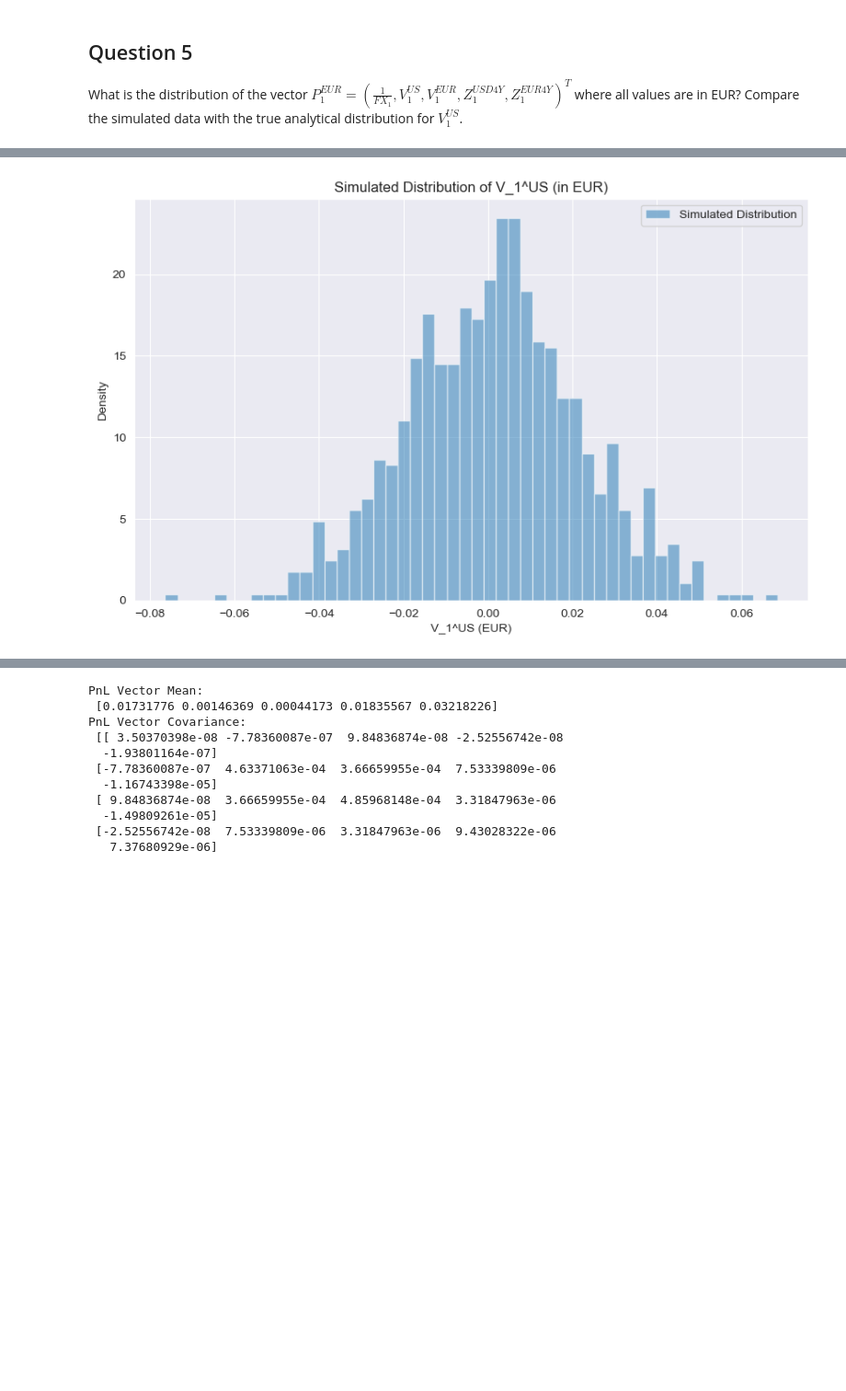
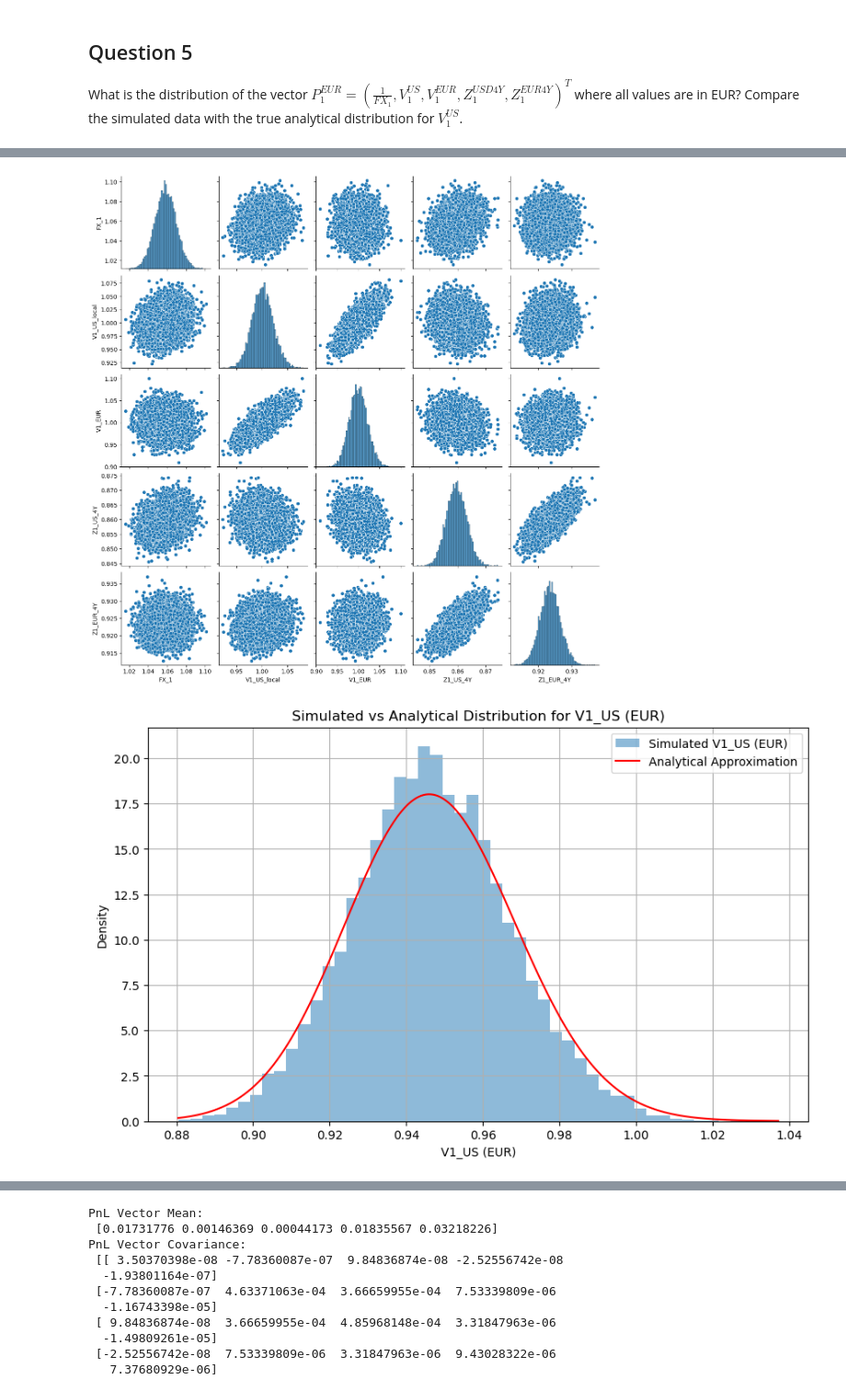
Before and after one commit to tbearlarsen/PyExam, a Jupyter notebook: Exam.ipynb, the cells around one changed output, grey strips where cells are left out. Shown at 92% size. Drawn from its saved outputs; the diff is of its cells as text; code cells hidden in the pictures; blank space fills up the shorter version.

```diff
--- a/Exam.ipynb
+++ b/Exam.ipynb
@@ -242,60 +232,37 @@ max       0.091400      0.072690     0.066410       0.932422     0.869543
 ## Question 5
 What is the distribution of the vector $P_{1}^{EUR} = (\frac{1}{F{X_1}}, V_{1}^{US}, V_{1}^{EUR}, Z_{1}^{USD 4Y}, Z_{1}^{EUR 4Y})^T$ where all values are in EUR? Compare the simulated data with the true analytical distribution for $V_{1}^{US}$.
 # %%
-import numpy as np
-import pandas as pd
-import matplotlib.pyplot as plt
+from Questions.Q4 import FX_1, V1_US_local, Z1_US_4Y, V1_EUR, Z1_EUR_4Y
 
-# Parameters
-num_simulations = 1000  # Number of simulations
-tau = 4  # Time to maturity for 4-year bonds
-fx_index = 0  # Index for FX in the covariance matrix
-v_us_index = 1  # Index for V^US
-v_eur_index = 2  # Index for V^EUR
-y_us_4y_index = 6  # Index for 4-year USD yield
-y_eur_4y_index = 11  # Index for 4-year EUR yield
+# Transform to EUR
+FX_1_inverse = 1 / FX_1
+V1_US = V1_US_local * FX_1_inverse
+Z1_US_4Y_EUR = Z1_US_4Y * FX_1_inverse
 
-# Simulate market invariants
-np.random.seed(42)  # For reproducibility
-simulated_shocks = np.random.multivariate_normal(mean_vector, cov_matrix, num_simulations)
+# Combine into the joint vector P1^EUR
+P1_EUR = np.column_stack((FX_1_inverse, V1_US, V1_EUR, Z1_US_4Y_EUR, Z1_EUR_4Y))
 
-# Simulated components
-simulated_fx = initial_values[fx_index] + simulated_shocks[:, fx_index]
-simulated_v_us = initial_values[v_us_index] + simulated_shocks[:, v_us_index]
-simulated_v_eur = initial_values[v_eur_index] + simulated_shocks[:, v_eur_index]
-simulated_y_us_4y = initial_values[y_us_4y_index] + simulated_shocks[:, y_us_4y_index]
-simulated_y_eur_4y = initial_values[y_eur_4y_index] + simulated_shocks[:, y_eur_4y_index]
+# Compare the simulated and analytical distributions for V1_US
+# Simulated distribution
+plt.figure(figsize=(10, 6))
+plt.hist(V1_US, bins=50, alpha=0.5, density=True, label="Simulated V1_US (EUR)")
 
-# Convert yields to bond prices
-simulated_z_us_4y = np.exp(-simulated_y_us_4y * tau)
-simulated_z_eur_4y = np.exp(-simulated_y_eur_4y * tau)
+# Analytical approximation
+mu_v_us_local = np.log(np.mean(V1_US_local))
+sigma_v_us_local = np.std(np.log(V1_US_local))
+mu_fx = np.log(np.mean(FX_1))
+sigma_fx = np.std(np.log(FX_1))
 
-# Convert USD values to EUR
-simulated_fx_inverse = 1 / np.exp(simulated_fx)  # 1 / FX_1
-simulated_v_us_eur = simulated_v_us * simulated_fx_inverse  # V_1^US / FX_1
-simulated_z_us_4y_eur = simulated_z_us_4y * simulated_fx_inverse  # Z_1^USD / FX_1
+mu_analytical = mu_v_us_local - mu_fx  # Adjust mean for inverse FX
+sigma_analytical = np.sqrt(sigma_v_us_local**2 + sigma_fx**2)  # Variance addition
 
-# Combine into joint distribution P_1^EUR
-joint_distribution_eur = np.vstack((
-    simulated_fx_inverse,
-    simulated_v_us_eur,
-    simulated_v_eur,
-    simulated_z_us_4y_eur,
-    simulated_z_eur_4y
-)).T
+x = np.linspace(V1_US.min(), V1_US.max(), 500)
+pdf = lognorm.pdf(x, s=sigma_analytical, scale=np.exp(mu_analytical))
+plt.plot(x, pdf, label="Analytical Approximation", color="red")
 
-# Convert to DataFrame for easier analysis
-columns = ["1/FX_1", "V_1^US (EUR)", "V_1^EUR", "Z_1^USD 4Y (EUR)", "Z_1^EUR 4Y"]
-joint_distribution_eur_df = pd.DataFrame(joint_distribution_eur, columns=columns)
-
-# Summary statistics
-print(joint_distribution_eur_df.describe())
-
-# Visualize one component (e.g., V_1^US (EUR))
-plt.figure(figsize=(10, 6))
-plt.hist(joint_distribution_eur_df["V_1^US (EUR)"], bins=50, alpha=0.5, label="Simulated Distribution", density=True)
-plt.title("Simulated Distribution of V_1^US (in EUR)")
-plt.xlabel("V_1^US (EUR)")
+# Labels and legend
+plt.title("Simulated vs Analytical Distribution for V1_US (EUR)")
+plt.xlabel("V1_US (EUR)")
 plt.ylabel("Density")
 plt.legend()
 plt.grid(True)
@@ -313,2 +271,3 @@ max       0.978903      0.068491     0.066410          0.907355     0.869543
-[figure, old version]
+[figure, new version]
+[figure, added]
 # %% [markdown]
```
Also changed, not shown: parts of 6 cells of this notebook, 3 other files.
